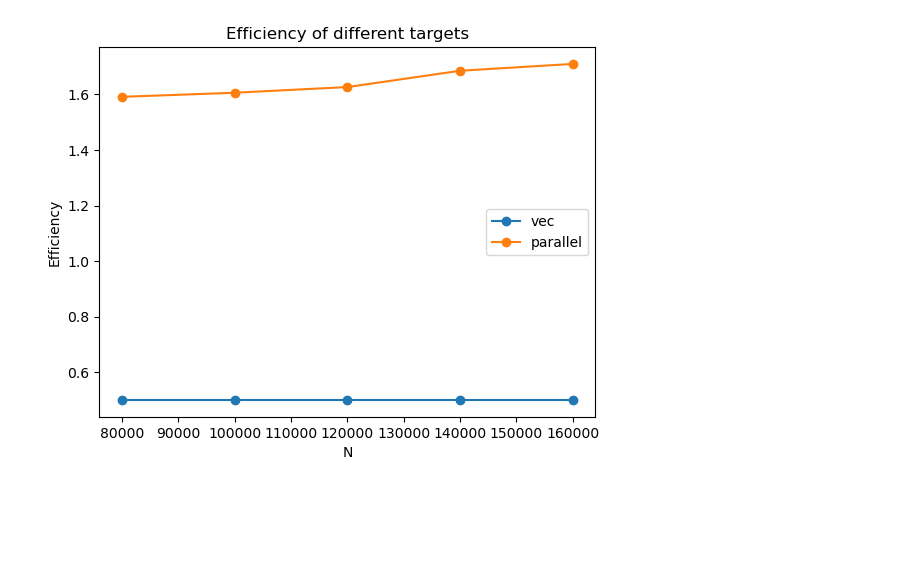
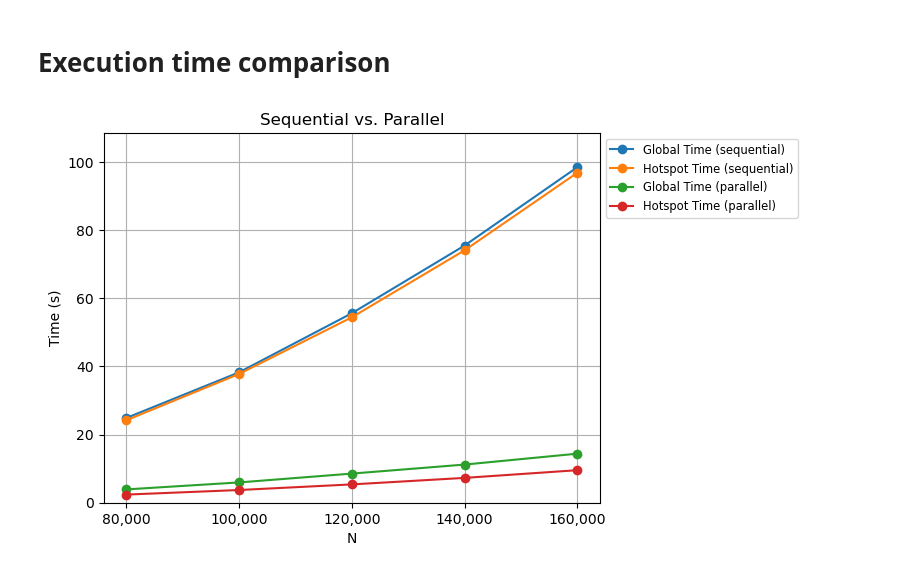
Before and after one commit to enriicola/high-performance-clowns, a Jupyter notebook: hw1/data/plot.ipynb, the cells around one changed output. Cells and saved outputs as stored; diff of their text form; code cells hidden in the pictures; blank space fills up the shorter version.

```diff
--- a/hw1/data/plot.ipynb
+++ b/hw1/data/plot.ipynb
@@ -56,5 +12,22 @@ def plot_efficiency(efficiency):
-# %%
-efficiency = calculate_efficiency(speedup)
-plot_efficiency(efficiency)
-# %% [output]
-[figure, removed]
+# %% [markdown]
+# Execution time comparison
+# %%
+global_time_vec = [entry["Time (s)"] for entry in data["vec"]]
+global_time_parallel = [entry["Time (s)"] for entry in data["parallel"]]
+hotspot_time_vec = [entry["Hotspot"]["Time (s)"] for entry in data["vec"]]
+hotspot_time_parallel = [entry["Hotspot"]["Time (s)"] for entry in data["parallel"]]
+# %%
+plt.figure()
+plt.plot([f"{entry['N']:,}" for entry in data["vec"]], global_time_vec, label="Global Time (sequential)", marker='o')
+plt.plot([f"{entry['N']:,}" for entry in data["vec"]], hotspot_time_vec, label="Hotspot Time (sequential)", marker='o')
+plt.plot([f"{entry['N']:,}" for entry in data["parallel"]], global_time_parallel, label="Global Time (parallel)", marker='o')
+plt.plot([f"{entry['N']:,}" for entry in data["parallel"]], hotspot_time_parallel, label="Hotspot Time (parallel)", marker='o')
+plt.xlabel("N")
+plt.ylabel("Time (s)")
+plt.ylim(0, max(global_time_vec + global_time_parallel) + 10)
+plt.legend(loc="upper left", fontsize='small', title_fontsize='medium', bbox_to_anchor=(1, 1))
+plt.title("Sequential vs. Parallel")
+plt.grid(True)
+plt.show()
+# %% [output]
+[figure, added]
```
Also changed, not shown: parts of 7 cells of this notebook, 10 other files.
